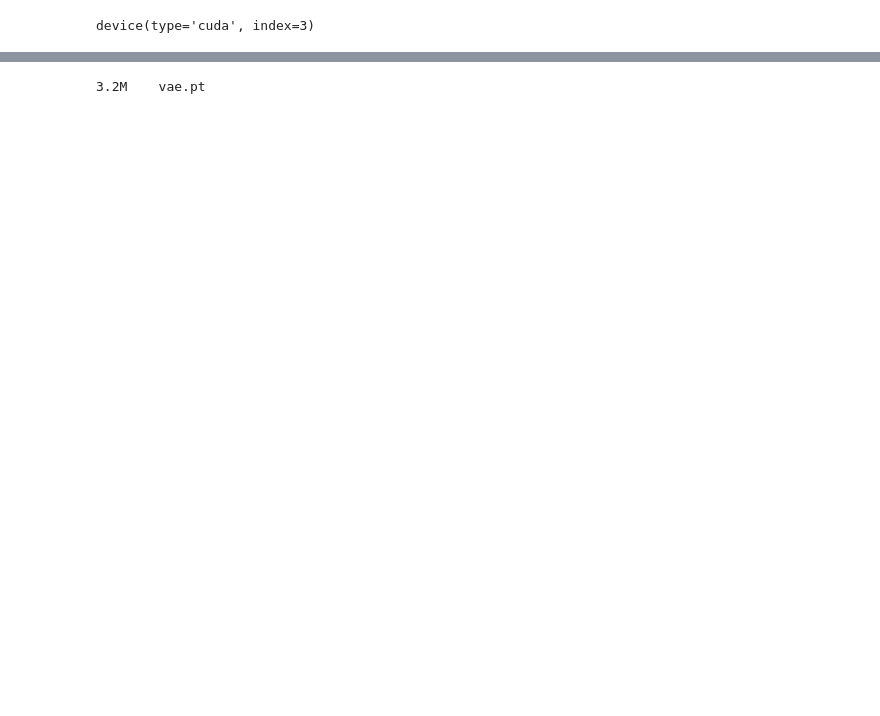
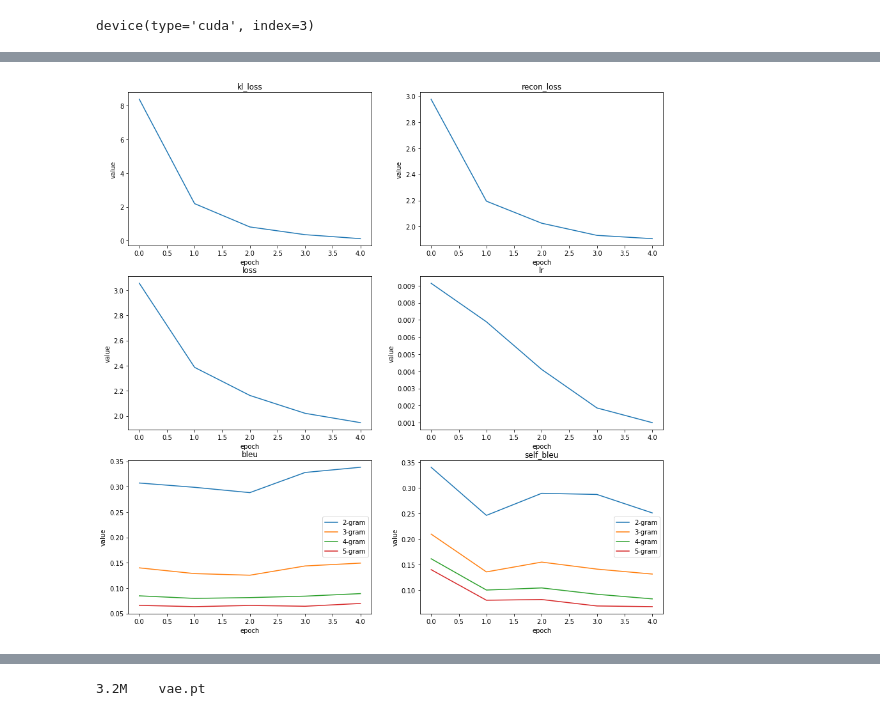
Before and after one commit to stasbel/task-gen, a Jupyter notebook: text_vae.ipynb, the cells around one changed output, grey strips where cells are left out. Saved outputs shown, nothing was run; the diff lists cells and outputs as text; code cells hidden in the pictures; blank space fills up the shorter version.

```diff
--- a/text_vae.ipynb
+++ b/text_vae.ipynb
@@ -126,5 +150,4 @@ class JointLossWithKLAnnealer:
 # %%
 get_params = lambda: (p for p in model.vae.parameters() if p.requires_grad)
-trainer = optim.Adam(get_params(), lr=args.train.lr)
-lr_scheduler = optim.lr_scheduler.ReduceLROnPlateau(trainer, factor=args.train.lr_factor)
-joint_loss = JointLossWithKLAnnealer(**args.train.joint_loss, n_iter=args.train.n_iter)
+trainer = optim.Adam(get_params(), lr=args.train.lr.value)
+lr_scheduler = CosineAnnealingLRWithRestart(trainer, **args.train.lr.scheduler)
@@ -199,22 +153,0 @@ for i, x in t:
-# %%
-class Plotter:
-    def __init__(self, log):
-        self.log = log
-
-    def line(self, ax, name):
-        if isinstance(self.log[0][name], dict):
-            for k in self.log[0][name]:
-                ax.plot([i[name][k] for i in self.log], label=k)
-            ax.legend()
-        else:
-            ax.plot([i[name] for i in self.log])
-
-        ax.set_ylabel('value')
-        ax.set_xlabel('epoch')
-        ax.set_title(name)
-
-    def main_grid(self, size=15):
-        _, axs = plt.subplots(nrows=2, ncols=2, figsize=(size, size))
-        names = ('loss', 'kl_weight', 'bleu', 'self_bleu')
-        for ax, name in zip(axs.flatten(), names):
-            self.line(ax, name)
@@ -225,0 +228,9 @@ plotter.main_grid()
+# %%
+plotter = Plotter(elog)
+plotter.grid([
+    'kl_loss', 'recon_loss',
+    'loss', 'lr',
+    'bleu', 'self_bleu'
+])
+# %% [output]
+[figure, added]
```
Also changed, not shown: parts of 15 cells of this notebook, 6 other files.
